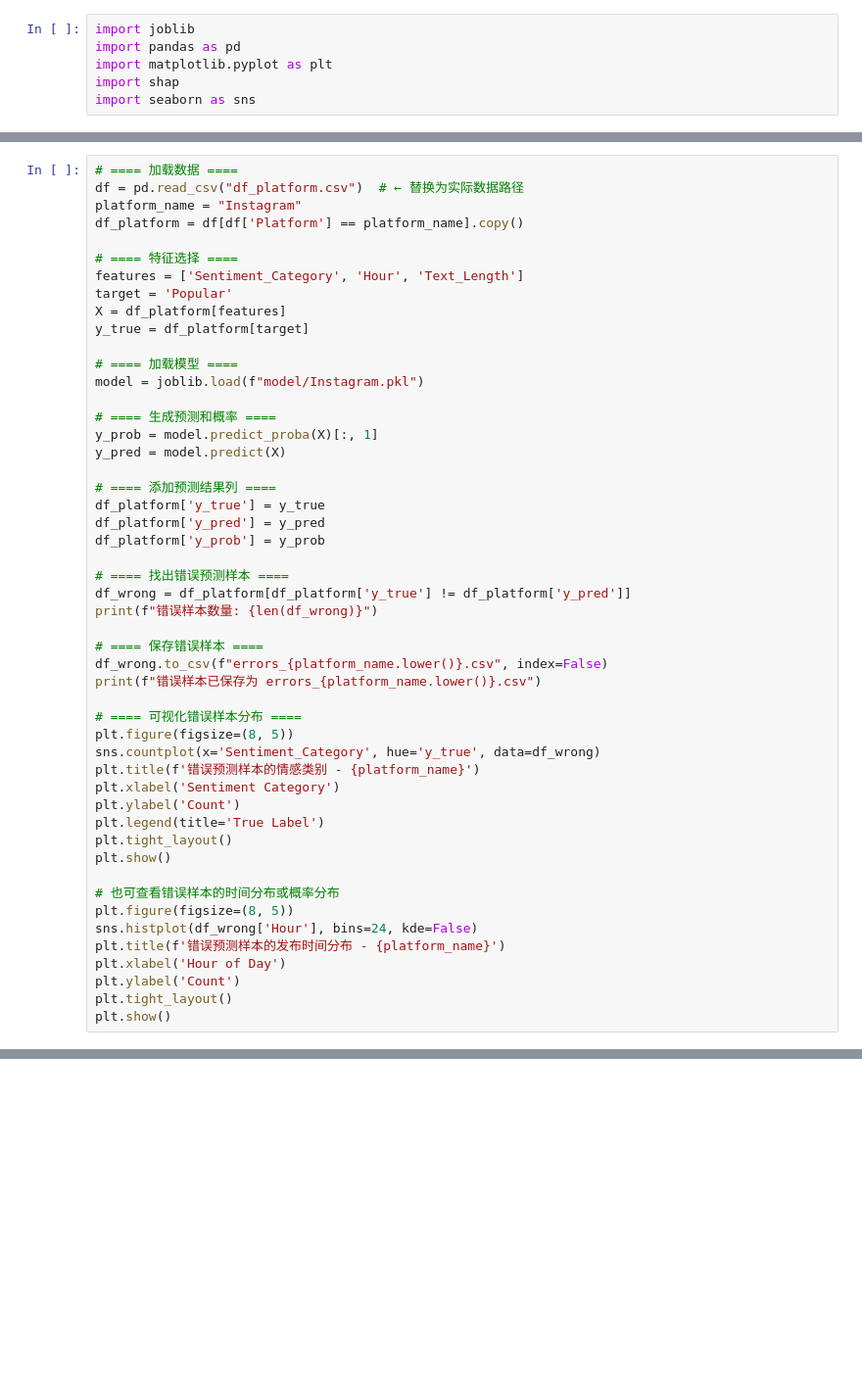
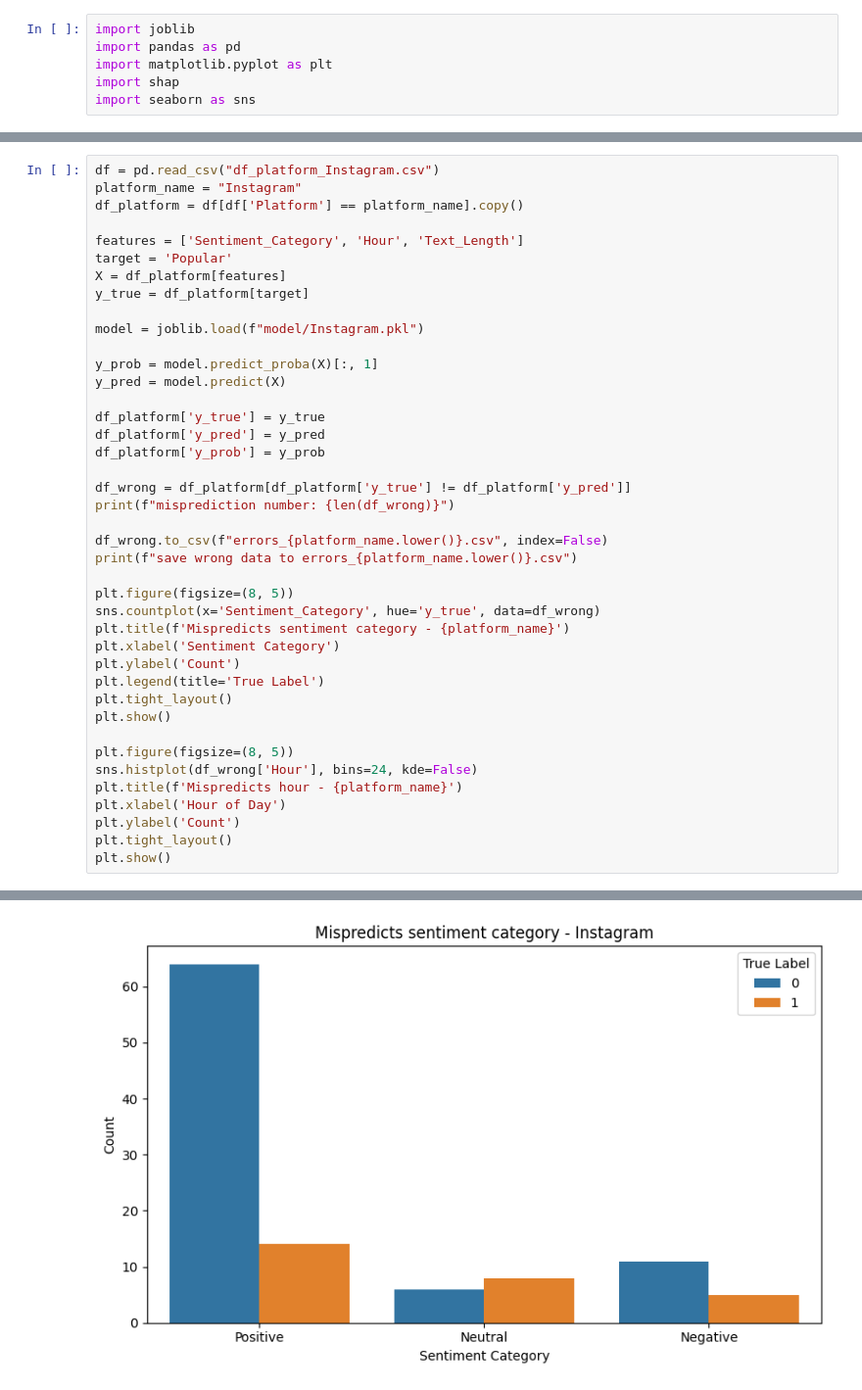
Before and after one commit to ansonczh/Data-Science-Bootcamp_InfSix_Group-project, a Jupyter notebook: model_interpretation.ipynb, the cells around one changed output, grey strips where cells are left out. Shown at 98% size. Cells and saved outputs as stored; diff of their text form; blank space fills up the shorter version.

```diff
--- a/model_interpretation.ipynb
+++ b/model_interpretation.ipynb
@@ -73,51 +67,42 @@ Top 10 Important Features for Facebook:
 | 3 | Text_Length | 0.004012 |
 [figure]
 # %%
-# ==== 加载数据 ====
-df = pd.read_csv("df_platform.csv")  # ← 替换为实际数据路径
+df = pd.read_csv("df_platform_Instagram.csv")
 platform_name = "Instagram"
 df_platform = df[df['Platform'] == platform_name].copy()
 
-# ==== 特征选择 ====
 features = ['Sentiment_Category', 'Hour', 'Text_Length']
 target = 'Popular'
 X = df_platform[features]
 y_true = df_platform[target]
 
-# ==== 加载模型 ====
 model = joblib.load(f"model/Instagram.pkl")
 
-# ==== 生成预测和概率 ====
 y_prob = model.predict_proba(X)[:, 1]
 y_pred = model.predict(X)
 
-# ==== 添加预测结果列 ====
 df_platform['y_true'] = y_true
 df_platform['y_pred'] = y_pred
 df_platform['y_prob'] = y_prob
 
-# ==== 找出错误预测样本 ====
 df_wrong = df_platform[df_platform['y_true'] != df_platform['y_pred']]
-print(f"错误样本数量: {len(df_wrong)}")
+print(f"misprediction number: {len(df_wrong)}")
 
-# ==== 保存错误样本 ====
 df_wrong.to_csv(f"errors_{platform_name.lower()}.csv", index=False)
-print(f"错误样本已保存为 errors_{platform_name.lower()}.csv")
+print(f"save wrong data to errors_{platform_name.lower()}.csv")
 
-# ==== 可视化错误样本分布 ====
 plt.figure(figsize=(8, 5))
 sns.countplot(x='Sentiment_Category', hue='y_true', data=df_wrong)
-plt.title(f'错误预测样本的情感类别 - {platform_name}')
+plt.title(f'Mispredicts sentiment category - {platform_name}')
 plt.xlabel('Sentiment Category')
 plt.ylabel('Count')
 plt.legend(title='True Label')
 plt.tight_layout()
 plt.show()
 
-# 也可查看错误样本的时间分布或概率分布
 plt.figure(figsize=(8, 5))
 sns.histplot(df_wrong['Hour'], bins=24, kde=False)
-plt.title(f'错误预测样本的发布时间分布 - {platform_name}')
+plt.title(f'Mispredicts hour - {platform_name}')
 plt.xlabel('Hour of Day')
 plt.ylabel('Count')
 plt.tight_layout()
@@ -126,0 +113 @@ FileNotFoundError: [Errno 2] No such file or directory: 'model_instagram.pkl'
+[figure, added]
```
Also changed, not shown: parts of 4 cells of this notebook.
